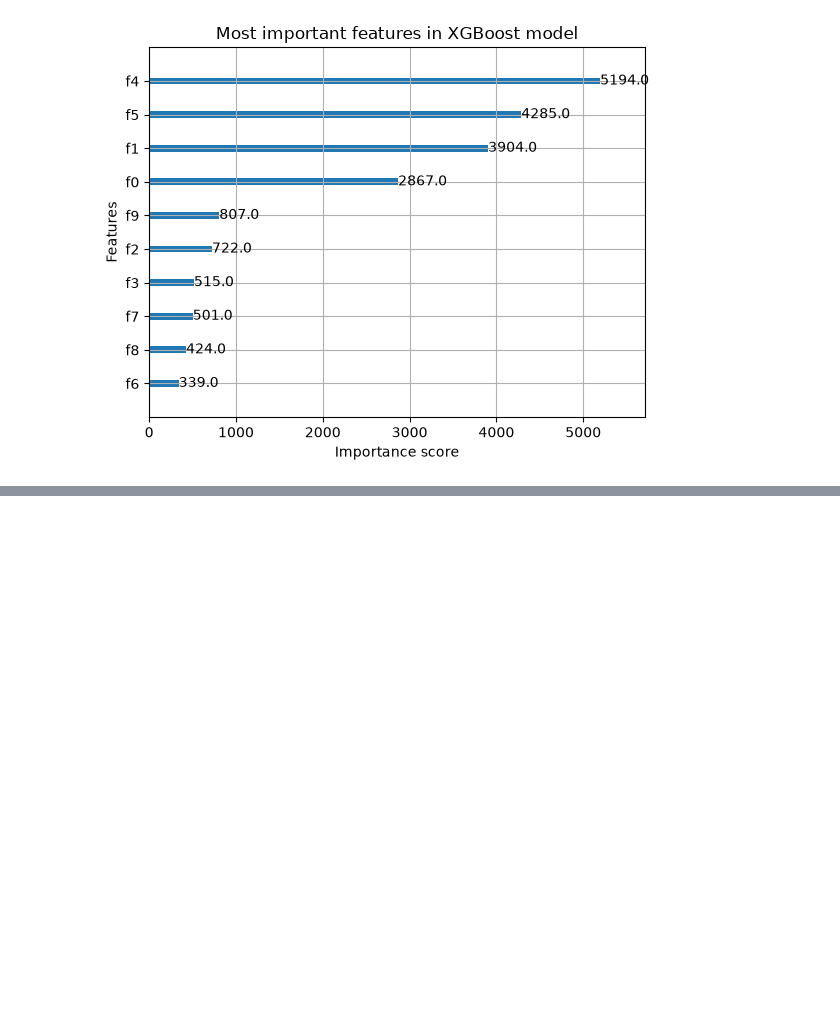
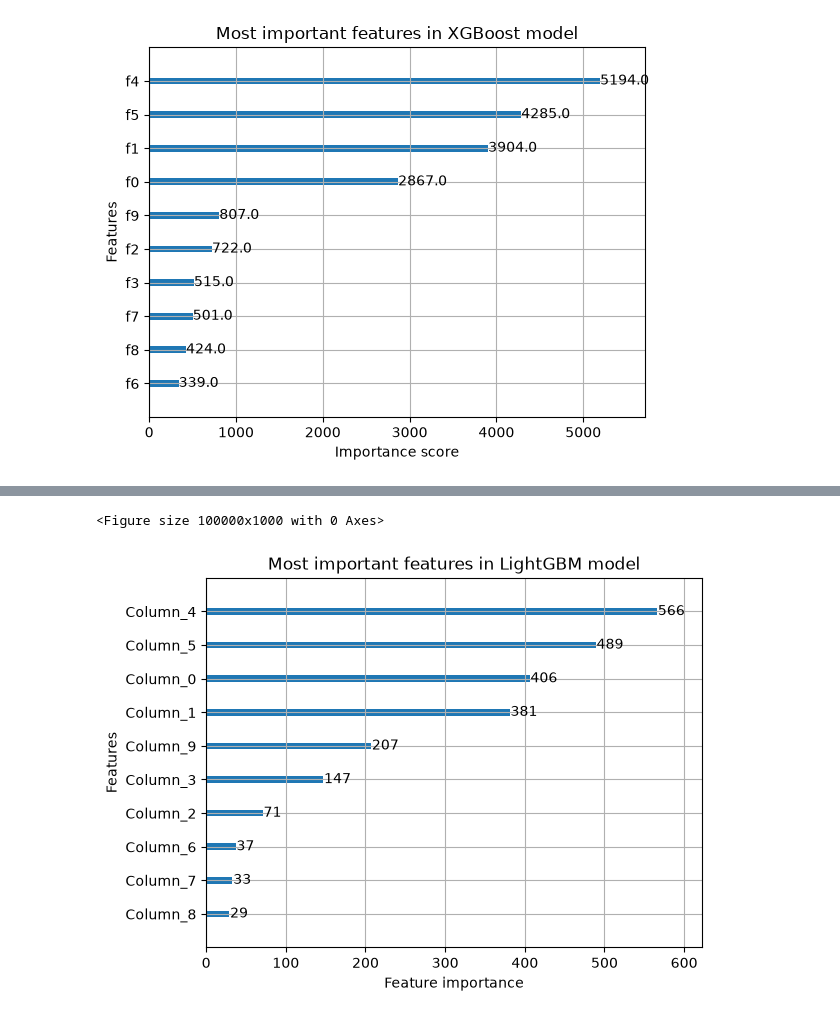
Before and after one commit to claziq/laughing-octo-chainsaw, a Jupyter notebook: notebook_v3.ipynb, the cells around one changed output, grey strips where cells are left out. Saved outputs shown, nothing was run; the diff lists cells and outputs as text; code cells hidden in the pictures; blank space fills up the shorter version.

Commit message:
LightGBM has been modeled.

```diff
--- a/notebook_v3.ipynb
+++ b/notebook_v3.ipynb
@@ -49,11 +51,11 @@ This is the Confusion Matrix
  [ 122  546]]
 # %%
 xgb_model = xgb.XGBClassifier(
-    n_estimators=1000,
+    n_estimators=100,
     learning_rate=0.1,
     max_depth=5,
-    random_state=84,
-    use_label_encoder=True,
+    random_state=42,
+    use_label_encoder=False,
     eval_metric='logloss'
 )
 
@@ -93,3 +95,21 @@ plt.show()
 # %% [output]
 <Figure size 1000x600 with 0 Axes>
 [figure]
+# %%
+lgb_model = lgb.LGBMClassifier(
+    n_estimators=100,
+    learning_rate=0.1,
+    max_depth=5,
+    num_leaves=31,
+    random_state=42,
+    verbosity=-1
+)
+
+lgb_model.fit(X_train_scaled, y_train.flatten())
+lgb_predict = lgb_model.predict(X_test_scaled)
+lgb_score = accuracy_score(y_test, lgb_predict)
+
+print(f"\nLightGBM Score: {lgb_score:.3f}")
+print(f"\nDetailed Report:\n{classification_report(y_test, lgb_predict)}")
+cm = confusion_matrix(y_test, lgb_predict)
+print("This is the confusion matrix\n", cm)
@@ -95,0 +132,8 @@ plt.show()
+# %%
+plt.figure(figsize=(10, 6))
+lgb.plot_importance(lgb_model, max_num_features=10, importance_type='split')
+plt.title("Most important features in LightGBM model")
+plt.show()
+# %% [output]
+<Figure size 100000x1000 with 0 Axes>
+[figure, added]
```
Also changed, not shown: parts of 3 cells of this notebook.
